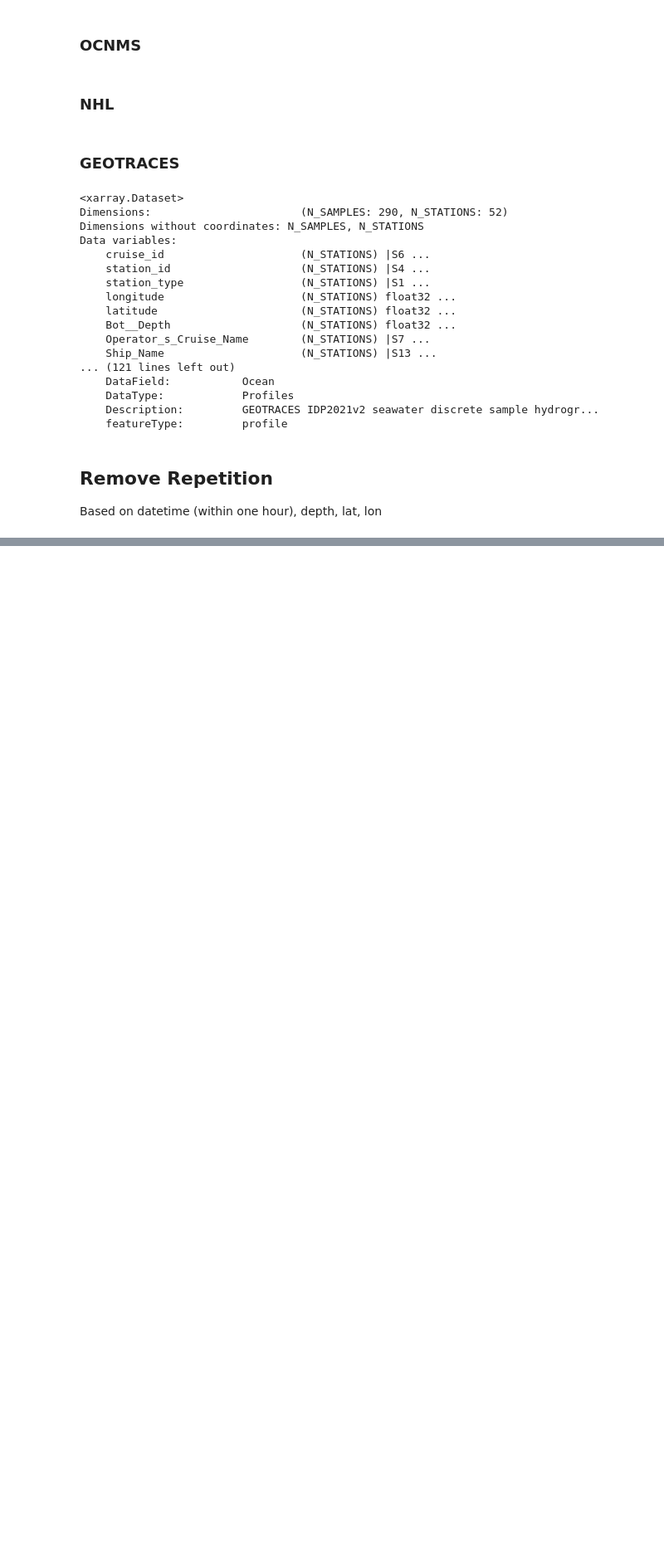
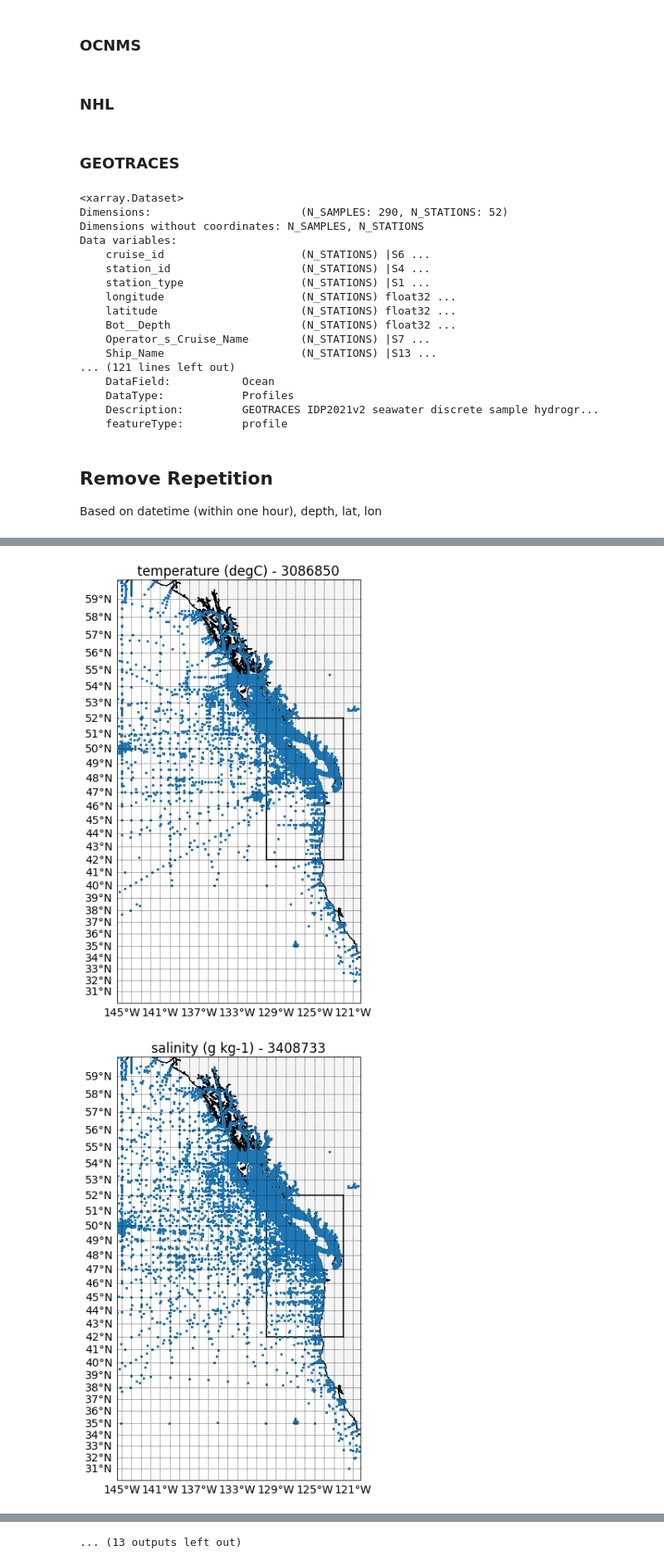
Before and after one commit to UBC-MOAD/analysis-becca, a Jupyter notebook: LiveOcean/tracers/myobs.ipynb, the cells around one changed output, grey strips where cells are left out. Shown at 83% size. Drawn from its saved outputs; the diff is of its cells as text; code cells hidden in the pictures; blank space fills up the shorter version.

Commit message:
plot of where the data is located for each tracer

```diff
--- a/LiveOcean/tracers/myobs.ipynb
+++ b/LiveOcean/tracers/myobs.ipynb
@@ -654,0 +607,7 @@ ob
+# %%
+# sometimes things go wrong with CTDs.. so remove rows if salinity or temperature are acting crazy
+ob.drop(ob.loc[ob['salinity (g kg-1)']>50].index, inplace=True)
+ob.drop(ob.loc[ob['salinity (g kg-1)']<0].index, inplace=True)
+
+ob.drop(ob.loc[ob['temperature (degC)']>40].index, inplace=True)
+ob.drop(ob.loc[ob['temperature (degC)']<-3].index, inplace=True)
@@ -654,0 +718,2 @@ ob
+# %%
+ob = grouped_df
@@ -654,0 +736,2 @@ ob
+# %%
+columns_to_count = ob.columns.drop(['time', 'longitude (degrees_east)', 'latitude (degrees_north)', 'depth (m)', 'source']) # pressure (dbar)
@@ -654,0 +746,36 @@ ob
+# %%
+grid = xr.open_dataset('/ocean/rbeutel/MOAD/analysis-becca/LiveOcean/grid.nc')
+
+for tracer in columns_to_count:
+    # Increase font size
+    plt.rcParams['font.size'] = 14
+
+    # Make plot area
+    xlim, ylim = [-145.5, -120.2], [30, 60]
+    fig, ax = plt.subplots(figsize=(8, 10), subplot_kw={'projection': crs.Mercator(np.mean(xlim), *ylim)})
+    ax.set_extent(xlim + ylim)
+
+    # Draw coastline
+    ax.add_feature(feature.GSHHSFeature('full', facecolor='whitesmoke', zorder=2))
+    ax.add_feature(feature.GSHHSFeature('full', edgecolor='k', zorder=4))
+
+    # Add gridlines
+    xlocs, ylocs = [np.arange(np.floor(l[0]), np.ceil(l[1])+1) for l in [xlim, ylim]]
+    gl = ax.gridlines(linestyle=":", color='k', draw_labels=True, xlocs=xlocs, ylocs=ylocs, zorder=8)
+    gl.xformatter, gl.yformatter = LONGITUDE_FORMATTER, LATITUDE_FORMATTER
+    gl.top_labels, gl.right_labels = False, False
+
+    # Draw box
+    ax.plot(grid.lon_rho[:,0], grid.lat_rho[:,0], 'k-', zorder=6, transform=crs.PlateCarree())
+    ax.plot(grid.lon_rho[:,-1], grid.lat_rho[:,-1], 'k-', zorder=6, transform=crs.PlateCarree())
+    ax.plot(grid.lon_rho[-1,:], grid.lat_rho[-1,:], 'k-', zorder=6, transform=crs.PlateCarree())
+    ax.plot(grid.lon_rho[0,:], grid.lat_rho[0,:], 'k-', zorder=6, transform=crs.PlateCarree())
+
+    # add points
+    ax.scatter(ob['longitude (degrees_east)'][~np.isnan(ob[tracer])], ob['latitude (degrees_north)'][~np.isnan(ob[tracer])], s=3, transform=crs.PlateCarree(),zorder=7)
+
+    title = "{} - {}".format(tracer,np.sum(~np.isnan(ob[tracer])))
+    ax.set_title(title)
+# %% [output]
+[figure, added]
+[figure, added]
@@ -654,0 +792 @@ ob
+... (13 outputs left out)
```
Also changed, not shown: parts of 15 cells of this notebook.
